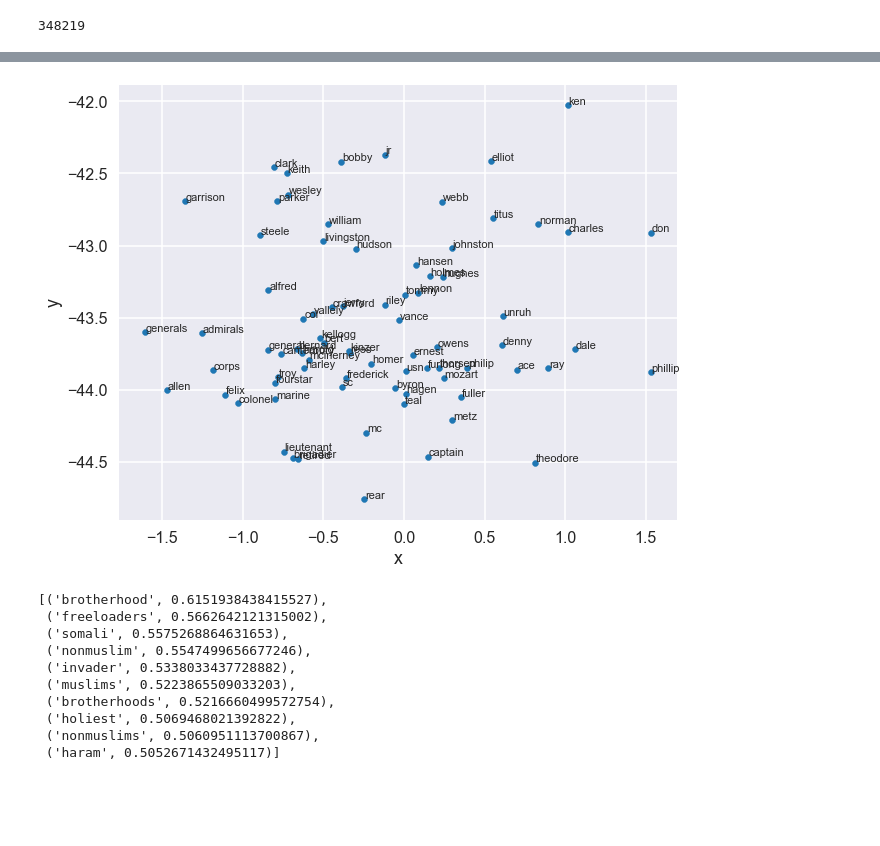
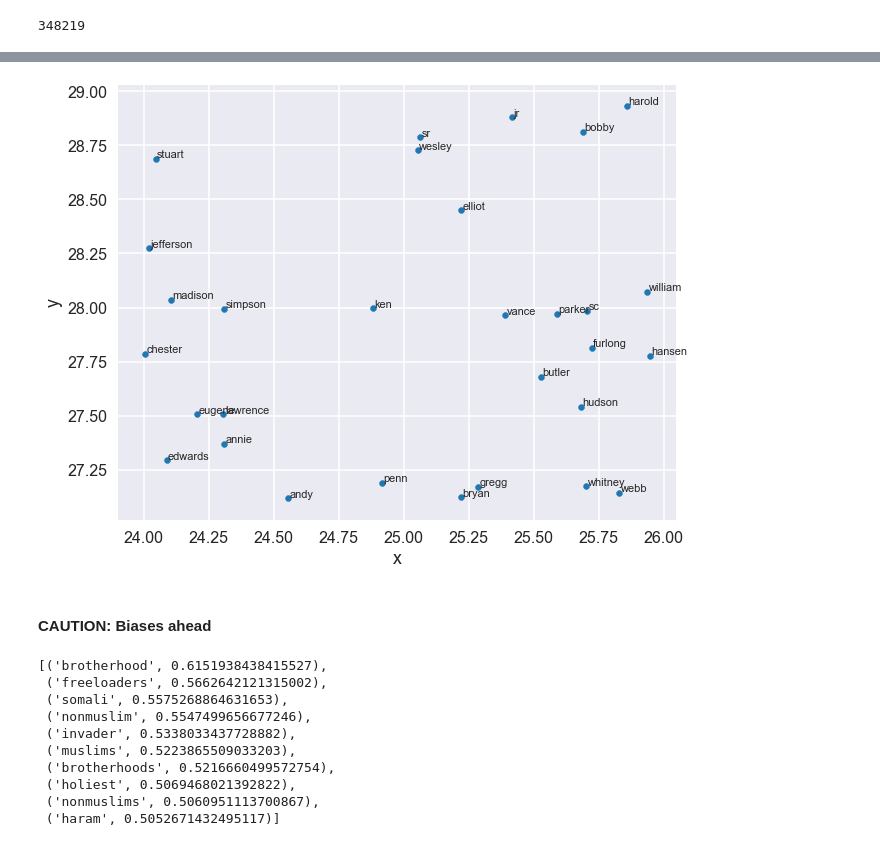
Before and after one commit to NervousEnergy1979/text_analysis, a Jupyter notebook: exploring_news.ipynb, the cells around one changed output, grey strips where cells are left out. Saved outputs shown, nothing was run; the diff lists cells and outputs as text; code cells hidden in the pictures; blank space fills up the shorter version.

```diff
--- a/exploring_news.ipynb
+++ b/exploring_news.ipynb
@@ -304,5 +347,7 @@ plot_region((32,35), (-16,-10))
-# %%
-# names
-plot_region((-2,2), (-45,-42))
-# %% [output]
-[figure, removed]
+# %%
+# names
+plot_region((24,26), (27,29))
+# %% [output]
+[figure, added]
+# %% [markdown]
+#### CAUTION: Biases ahead
```
Also changed, not shown: parts of 21 cells of this notebook.
